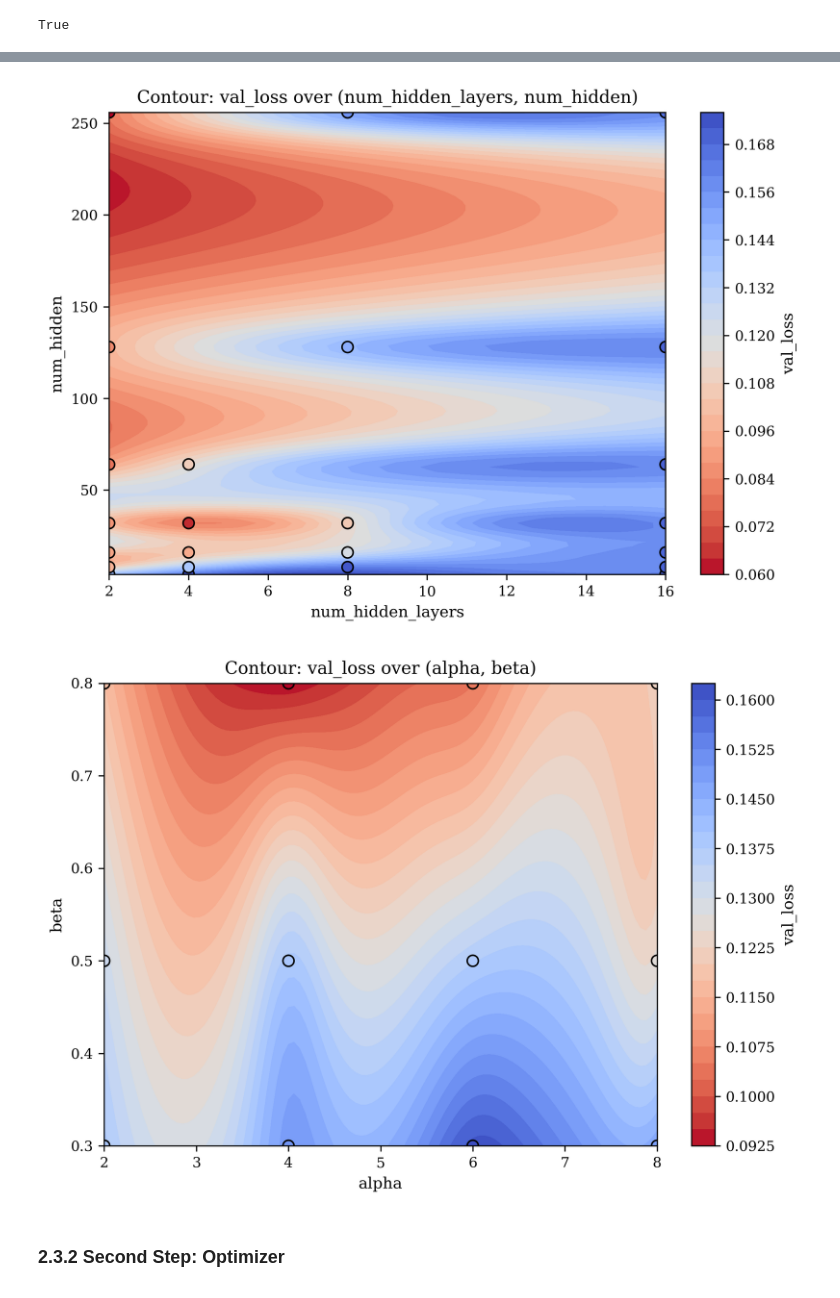
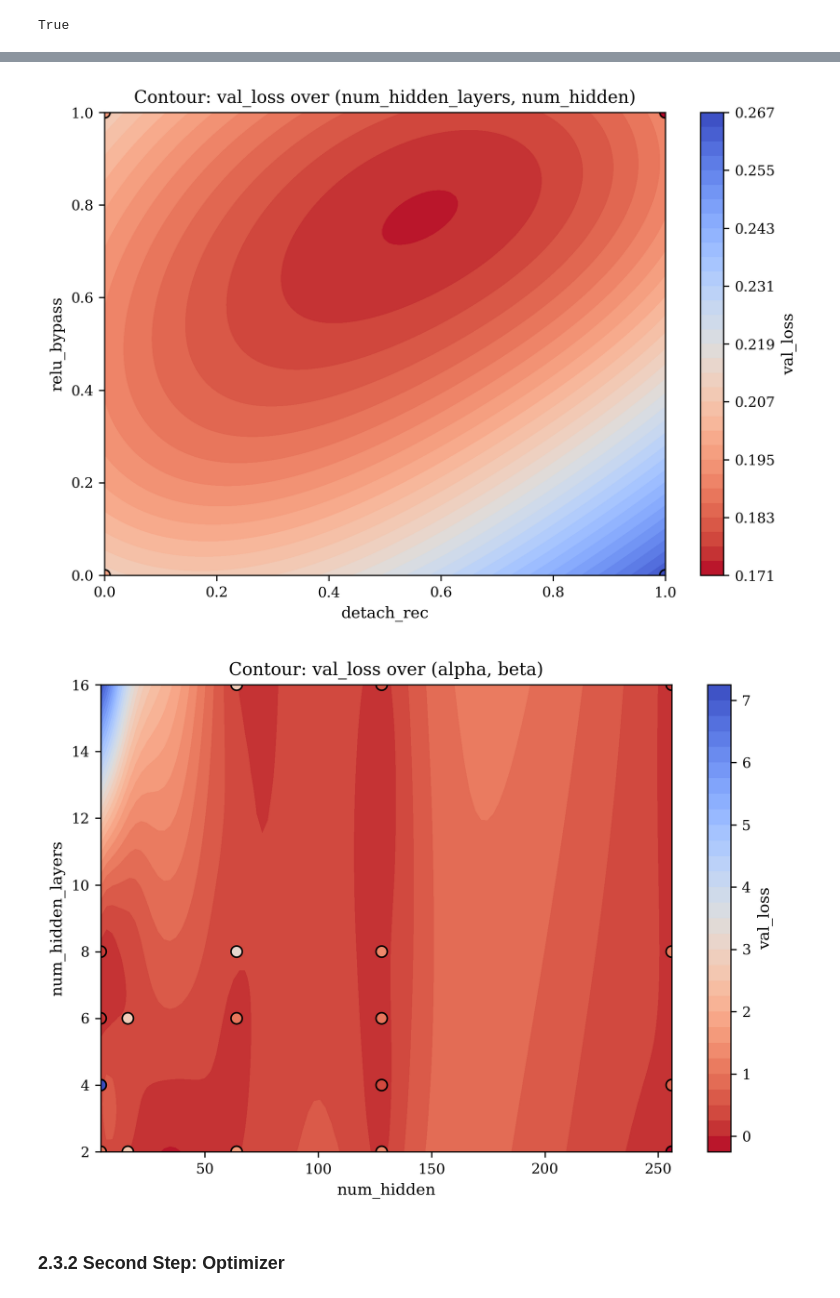
Before and after one commit to LuposX/FlexSpike, a Jupyter notebook: utils/generate_graphics.ipynb, the cells around one changed output, grey strips where cells are left out. Saved outputs shown, nothing was run; the diff lists cells and outputs as text; code cells hidden in the pictures.

```diff
--- a/utils/generate_graphics.ipynb
+++ b/utils/generate_graphics.ipynb
@@ -241,7 +242,8 @@ True
 api = wandb.Api()
 
 # Replace with your W&B entity/project
-runs = api.runs("lupos/surrogate-confidence")
+# runs = api.runs("lupos/surrogate-confidence")
+runs = api.runs("lupos/SpikeSynth-Surrogate-Sweep")
 # %%
 # Collect metrics from each run
 data = []
@@ -258,3 +262,33 @@ df = pd.concat(data)
+# %%
+import wandb
+import pandas as pd
+
+api = wandb.Api()
+
+# Your project
+project_path = "lupos/SpikeSynth-Surrogate-Sweep"
+
+# The sweep ID you want to collect
+sweep_id = "byr8b0jv"
+
+# Get all runs
+runs = api.runs(project_path)
+
+# Filter runs by sweep
+sweep_runs = [run for run in runs if getattr(run, "sweep", None) and run.sweep.id == sweep_id]
+
+# Collect metrics
+data = []
+for run in sweep_runs:
+    summary = run.summary._json_dict
+    config = {k: v for k, v in run.config.items() if not k.startswith('_')}
+    name = run.name
+    history = run.history(samples=10000)
+    history["run_name"] = name
+    history["config"] = [config] * len(history)
+    data.append(history)
+
+df = pd.concat(data)
 # %%
 metric_cols = [
     c for c in df.columns
@@ -616,8 +648,8 @@ df1["val_loss"] = df1["summary"].apply(lambda s: s.get("val_loss", np.nan))
 
 # Drop any rows that do not have val_loss
 df1_clean = df1.dropna(subset=["val_loss"])
-df1_unique1 = df1_clean.groupby(["num_hidden_layers", "num_hidden"], as_index=False)["val_loss"].mean()
-df1_unique2 = df1_clean.groupby(["alpha", "beta"], as_index=False)["val_loss"].mean()
+df1_unique1 = df1_clean.groupby(["detach_rec", "relu_bypass"], as_index=False)["val_loss"].mean()
+df1_unique2 = df1_clean.groupby(["num_hidden", "num_hidden_layers"], as_index=False)["val_loss"].mean()
 
 
 
@@ -647,39 +679,39 @@ def contour_plot(df, x, y, z, title, name):
     plt.scatter(X, Y, c=Z, edgecolor='k', s=50,  cmap='coolwarm_r')
     plt.xlabel(x)
     plt.ylabel(y)
     plt.title(title)
     plt.tight_layout()
     plt.savefig(name, bbox_inches="tight")
     plt.show()
 
 
 
 # ----------------------------------------------------
 # A.
 # ----------------------------------------------------
 contour_plot(
     df1_unique1,
-    x="num_hidden_layers",
-    y="num_hidden",
+    x="detach_rec",
+    y="relu_bypass",
     z="val_loss",
     title="Contour: val_loss over (num_hidden_layers, num_hidden)",
     name="hyperparamater_sweep_step1_contour_val_loss_over_layers_num_hidden.pdf"
 )
 
 # ----------------------------------------------------
 # B.
 # ----------------------------------------------------
 contour_plot(
     df1_unique2,
-    x="alpha",
-    y="beta",
+    x="num_hidden",
+    y="num_hidden_layers",
     z="val_loss",
     title="Contour: val_loss over (alpha, beta)",
     name="hyperparamater_sweep_step1_contour_val_loss_over_alpha_beta.pdf"
 )
 # %% [output]
-[figure, old version]
+[figure, new version]
-[figure, old version]
+[figure, new version]
 # %% [markdown]
 ### 2.3.2 Second Step: Optimizer
 # %%
```
Also changed, not shown: parts of 8 cells of this notebook, 5 other files.
